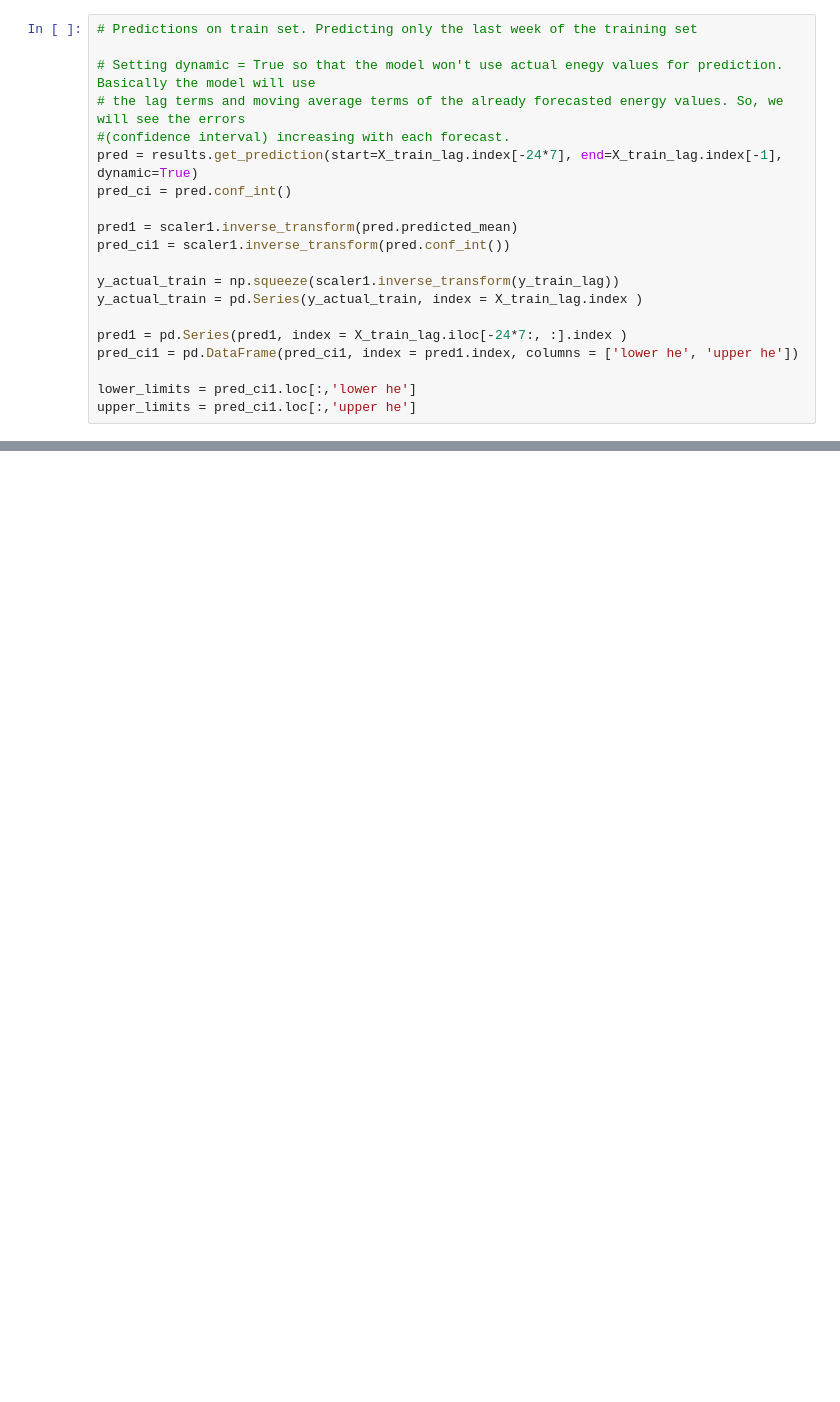
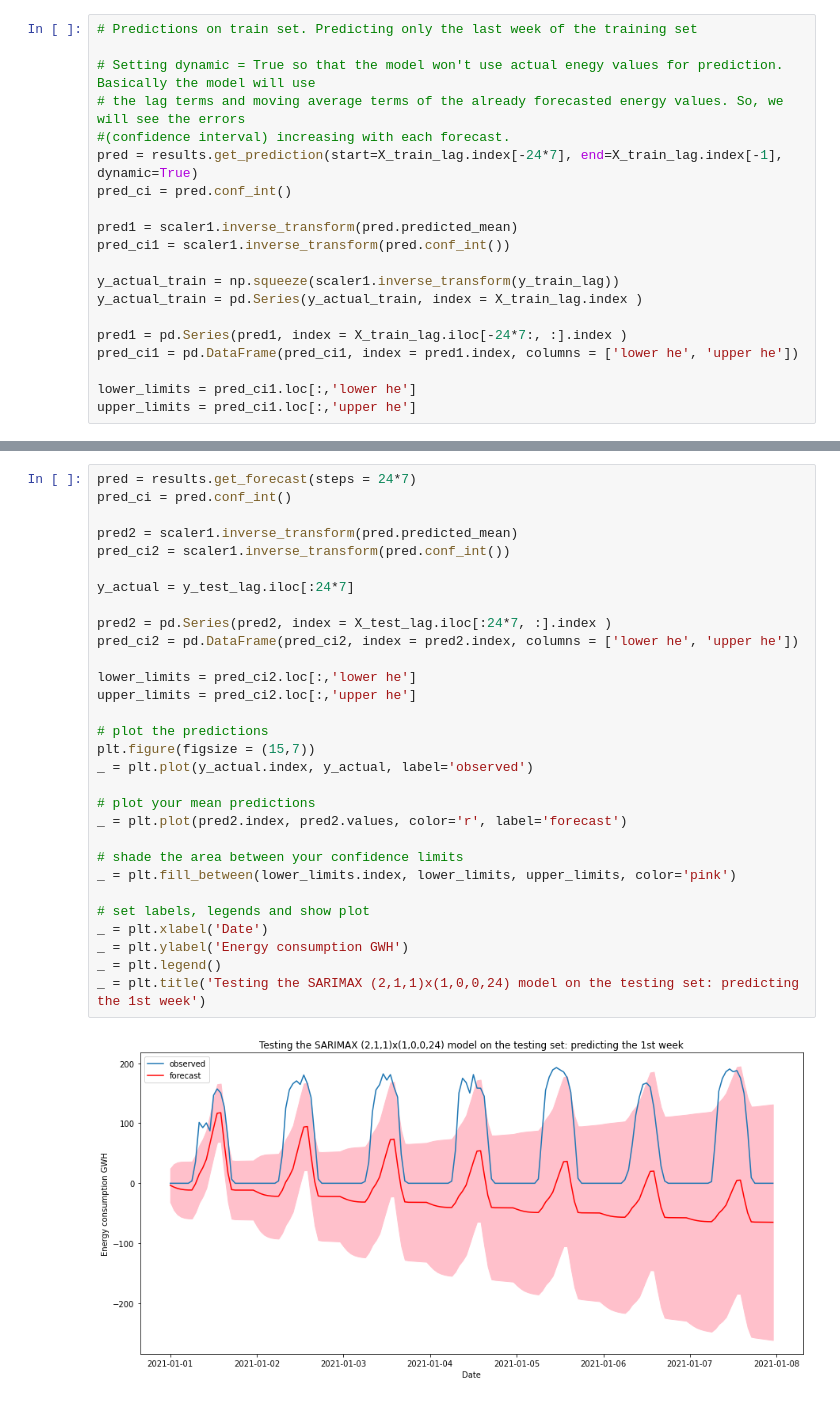
Before and after one commit to Naoki95957/Collect-Forecast-Visualize, a Jupyter notebook: forecast/Solar_Forecast.ipynb, the cells around one changed output, grey strips where cells are left out. Drawn from its saved outputs; the diff is of its cells as text; blank space fills up the shorter version.

```diff
--- a/forecast/Solar_Forecast.ipynb
+++ b/forecast/Solar_Forecast.ipynb
@@ -526,0 +523,32 @@ _ = plt.title('Testing the SARIMAX (2,1,1)x(1,0,0,24) model on the testing set:
+# %%
+pred = results.get_forecast(steps = 24*7)
+pred_ci = pred.conf_int()
+
+pred2 = scaler1.inverse_transform(pred.predicted_mean)
+pred_ci2 = scaler1.inverse_transform(pred.conf_int())
+
+y_actual = y_test_lag.iloc[:24*7]
+
+pred2 = pd.Series(pred2, index = X_test_lag.iloc[:24*7, :].index )
+pred_ci2 = pd.DataFrame(pred_ci2, index = pred2.index, columns = ['lower he', 'upper he'])
+
+lower_limits = pred_ci2.loc[:,'lower he']
+upper_limits = pred_ci2.loc[:,'upper he']
+
+# plot the predictions
+plt.figure(figsize = (15,7))
+_ = plt.plot(y_actual.index, y_actual, label='observed')
+
+# plot your mean predictions
+_ = plt.plot(pred2.index, pred2.values, color='r', label='forecast')
+
+# shade the area between your confidence limits
+_ = plt.fill_between(lower_limits.index, lower_limits, upper_limits, color='pink')
+
+# set labels, legends and show plot
+_ = plt.xlabel('Date')
+_ = plt.ylabel('Energy consumption GWH')
+_ = plt.legend()
+_ = plt.title('Testing the SARIMAX (2,1,1)x(1,0,0,24) model on the testing set: predicting the 1st week')
+# %% [output]
+[figure, added]
```
Also changed, not shown: parts of 16 cells of this notebook, 6 other files.
